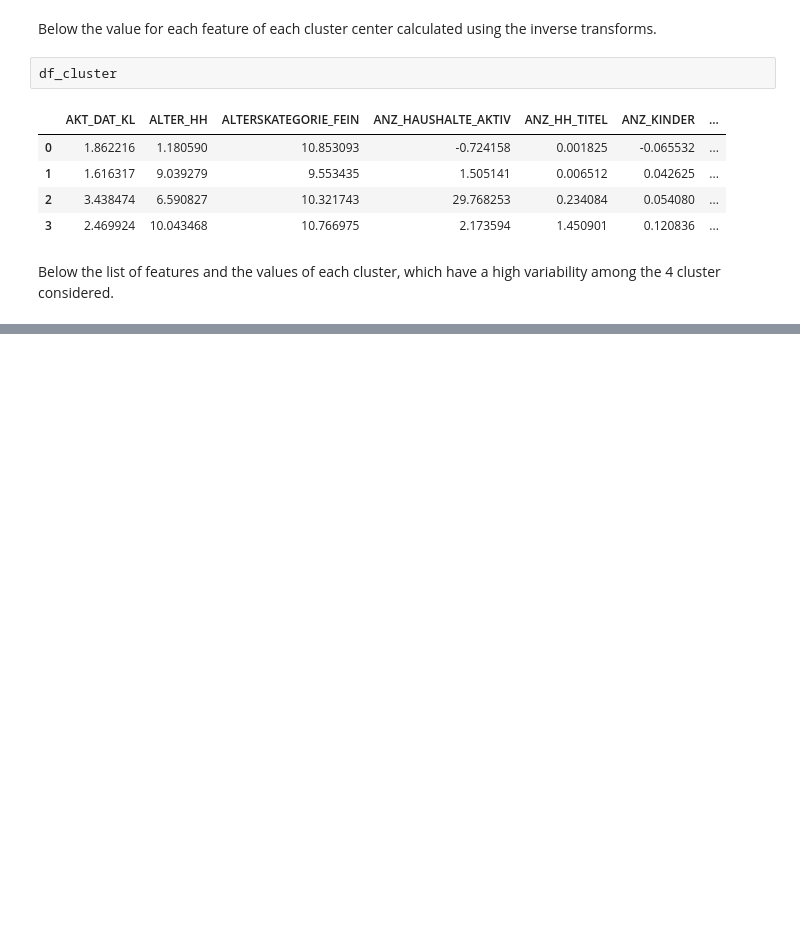
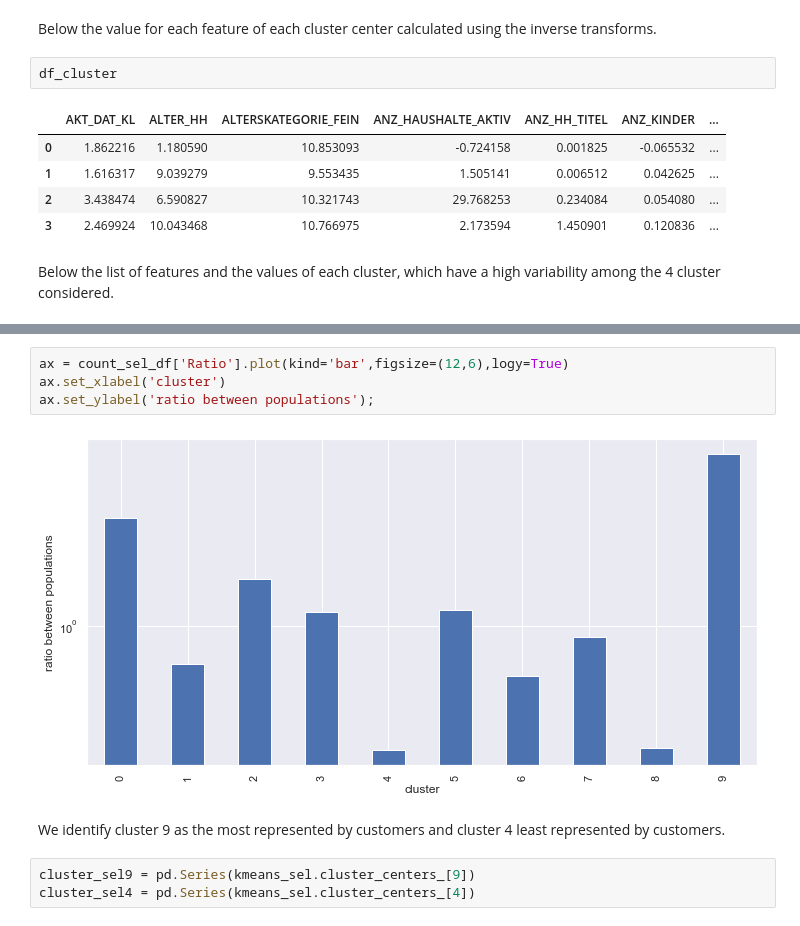
Before and after one commit to efonda/Customer-segmentation-Arvato, a Jupyter notebook: capstone-arvato.ipynb, the cells around one changed output, grey strips where cells are left out. Cells and saved outputs as stored; diff of their text form; blank space fills up the shorter version.

```diff
--- a/capstone-arvato.ipynb
+++ b/capstone-arvato.ipynb
@@ -814,0 +945,11 @@ df_cluster[df_cluster.std()[df_cluster.std()/dfa_cleaned[:1000].max()>0.4].index
+# %%
+ax = count_sel_df['Ratio'].plot(kind='bar',figsize=(12,6),logy=True)
+ax.set_xlabel('cluster')
+ax.set_ylabel('ratio between populations');
+# %% [output]
+[figure, added]
+# %% [markdown]
+We identify cluster 9 as the most represented by customers and cluster 4 least represented by customers.
+# %%
+cluster_sel9 = pd.Series(kmeans_sel.cluster_centers_[9])
+cluster_sel4 = pd.Series(kmeans_sel.cluster_centers_[4])
```
Also changed, not shown: parts of 42 cells of this notebook.
